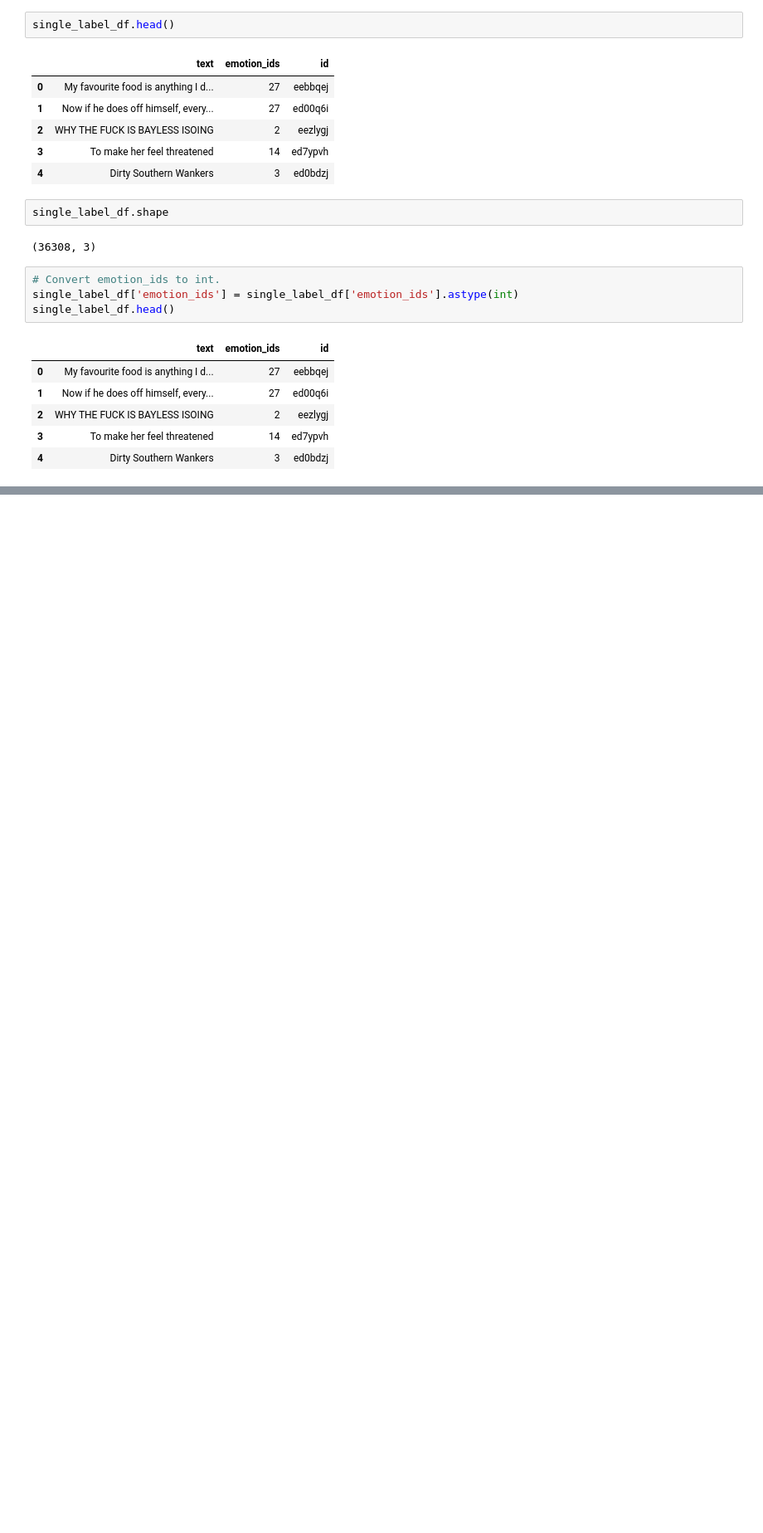
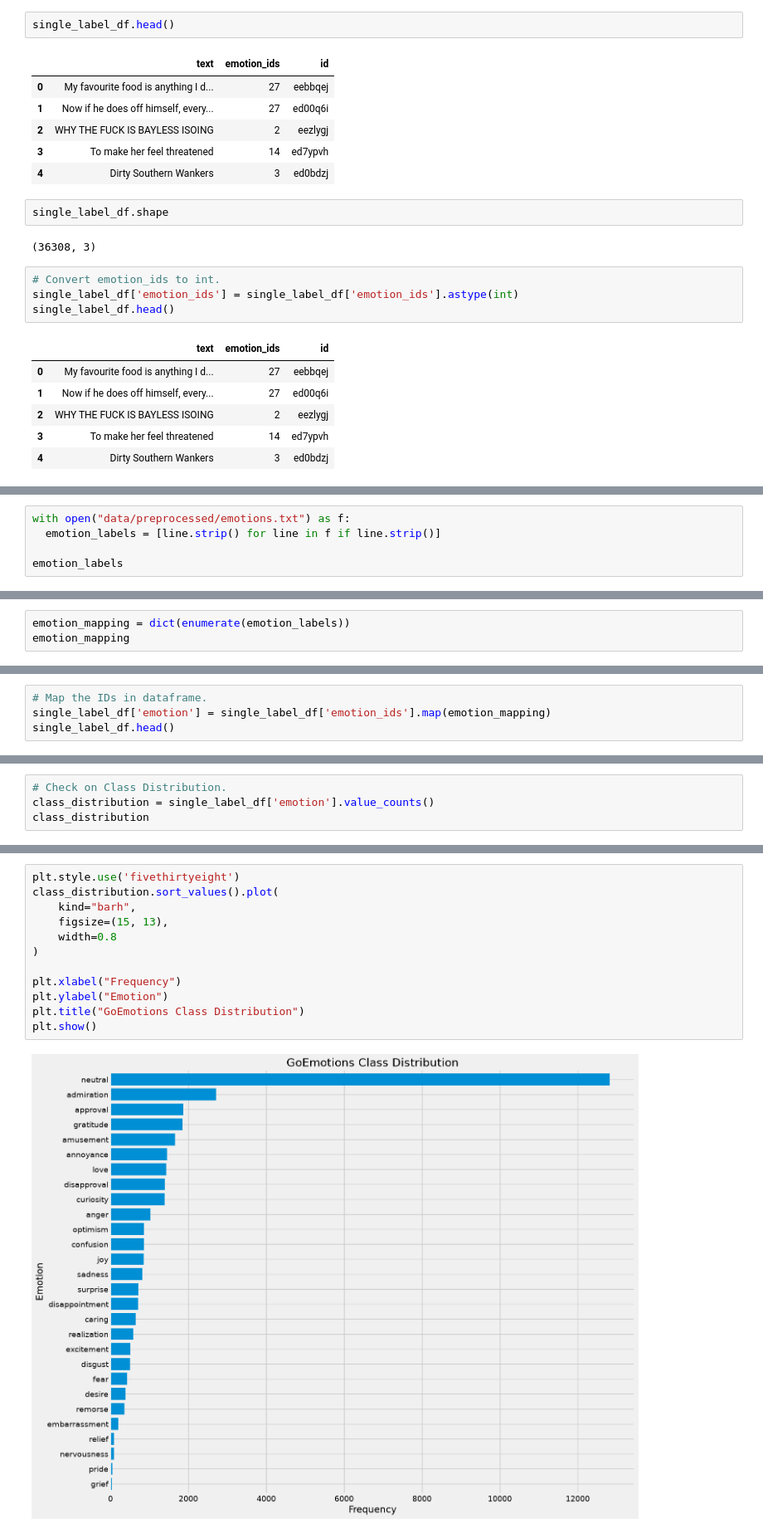
Before and after one commit to SevenWoos/MachineLearningProjects, a Jupyter notebook: nlp/1)nlp_classifier/nlp_classifier.ipynb, the cells around one changed output, grey strips where cells are left out. Shown at 83% size. Cells and saved outputs as stored; diff of their text form; blank space fills up the shorter version.

Commit message:
nlp emotion classifier first run.

```diff
--- a/nlp/1)nlp_classifier/nlp_classifier.ipynb
+++ b/nlp/1)nlp_classifier/nlp_classifier.ipynb
@@ -408,0 +426,5 @@ single_label_df.head()
+# %%
+with open("data/preprocessed/emotions.txt") as f:
+  emotion_labels = [line.strip() for line in f if line.strip()]
+
+emotion_labels
@@ -408,0 +449,3 @@ single_label_df.head()
+# %%
+emotion_mapping = dict(enumerate(emotion_labels))
+emotion_mapping
@@ -408,0 +470,4 @@ single_label_df.head()
+# %%
+# Map the IDs in dataframe.
+single_label_df['emotion'] = single_label_df['emotion_ids'].map(emotion_mapping)
+single_label_df.head()
@@ -408,0 +481,4 @@ single_label_df.head()
+# %%
+# Check on Class Distribution.
+class_distribution = single_label_df['emotion'].value_counts()
+class_distribution
@@ -408,0 +511,14 @@ single_label_df.head()
+# %%
+plt.style.use('fivethirtyeight')
+class_distribution.sort_values().plot(
+    kind="barh",
+    figsize=(15, 13),
+    width=0.8
+)
+
+plt.xlabel("Frequency")
+plt.ylabel("Emotion")
+plt.title("GoEmotions Class Distribution")
+plt.show()
+# %% [output]
+[figure, added]
```
Also changed, not shown: parts of 38 cells of this notebook, 1 other file.
